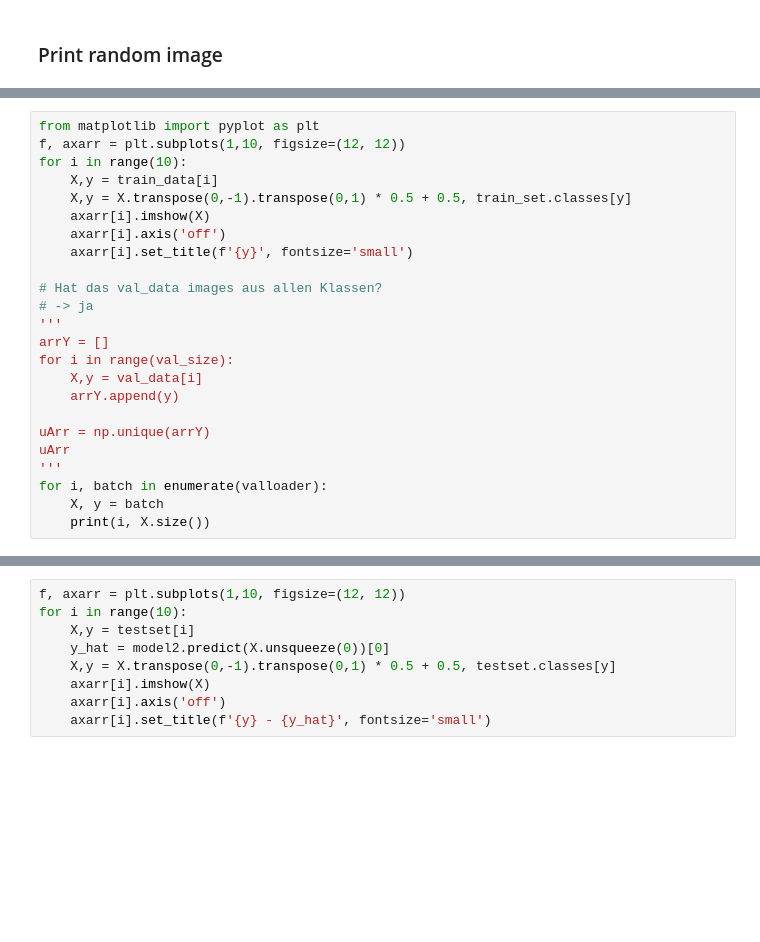
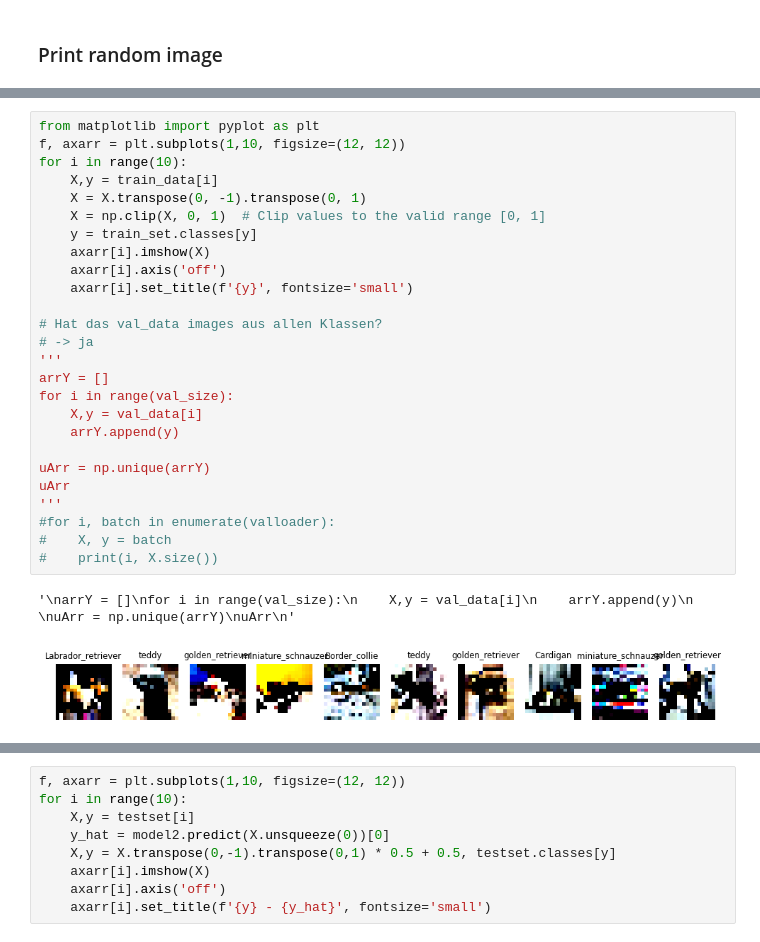
Before and after one commit to ChrisKnaden/convolutional_neural_network, a Jupyter notebook: cnn.ipynb, the cells around one changed output, grey strips where cells are left out. Saved outputs shown, nothing was run; the diff lists cells and outputs as text; blank space fills up the shorter version.

```diff
--- a/cnn.ipynb
+++ b/cnn.ipynb
@@ -79,27 +103,32 @@ Label : African_hunting_dog
 # %%
 from matplotlib import pyplot as plt
 f, axarr = plt.subplots(1,10, figsize=(12, 12))
 for i in range(10):
     X,y = train_data[i]
-    X,y = X.transpose(0,-1).transpose(0,1) * 0.5 + 0.5, train_set.classes[y]
+    X = X.transpose(0, -1).transpose(0, 1)
+    X = np.clip(X, 0, 1)  # Clip values to the valid range [0, 1]
+    y = train_set.classes[y]
     axarr[i].imshow(X)
     axarr[i].axis('off')
     axarr[i].set_title(f'{y}', fontsize='small')
 
 # Hat das val_data images aus allen Klassen?
 # -> ja
 '''
 arrY = []
 for i in range(val_size):
     X,y = val_data[i]
     arrY.append(y)
 
 uArr = np.unique(arrY)
 uArr
 '''
-for i, batch in enumerate(valloader):
-    X, y = batch
-    print(i, X.size())
+#for i, batch in enumerate(valloader):
+#    X, y = batch
+#    print(i, X.size())
+# %% [output]
+'\narrY = []\nfor i in range(val_size):\n    X,y = val_data[i]\n    arrY.append(y)\n    \nuArr = np.unique(arrY)\nuArr\n'
+[figure, added]
 # %%
 from tqdm import tqdm
 import sys
```
Also changed, not shown: parts of 33 cells of this notebook.
